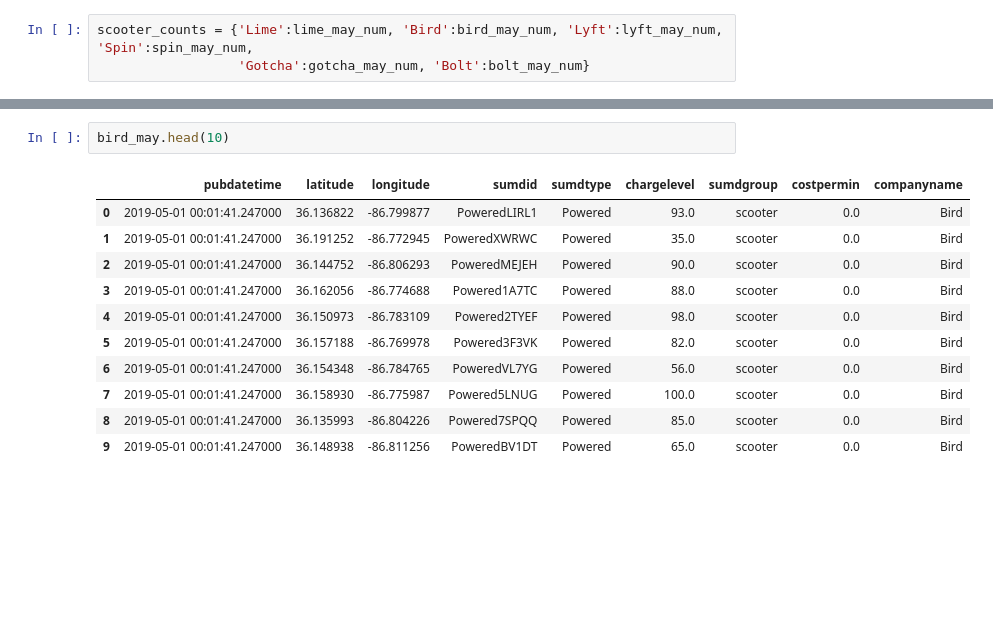
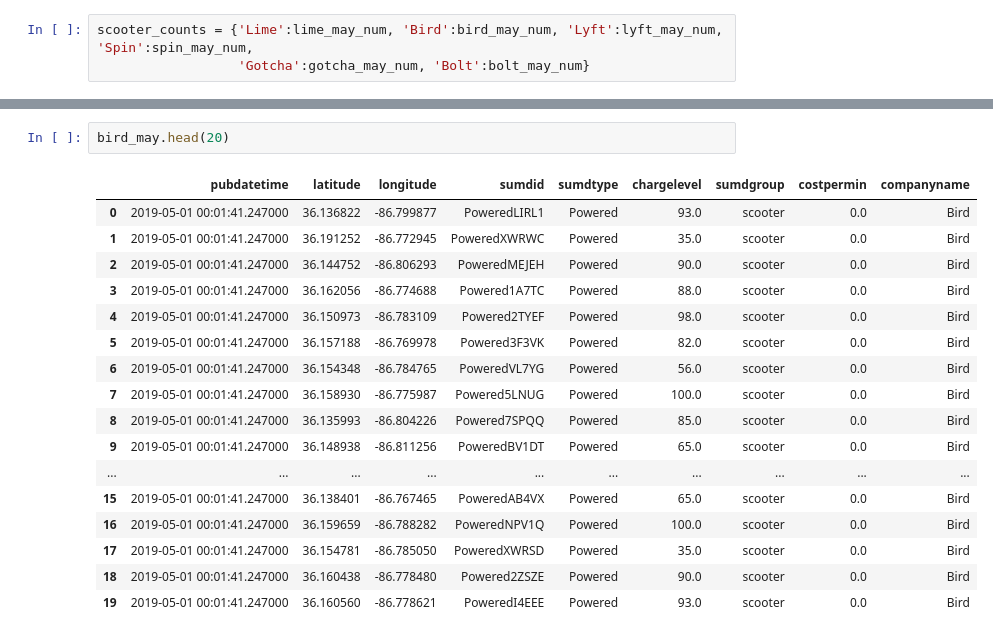
Before and after one commit to derektprice/mapping_scooters_nashville_python, a Jupyter notebook: notebooks/May Scooter Info.ipynb, the cells around one changed output, grey strips where cells are left out. Drawn from its saved outputs; the diff is of its cells as text; blank space fills up the shorter version.

```diff
--- a/notebooks/May Scooter Info.ipynb
+++ b/notebooks/May Scooter Info.ipynb
@@ -54,15 +86,21 @@ lime_may.head(10)
 # %%
-bird_may.head(10)
+bird_may.head(20)
 # %% [output]
 |  | pubdatetime | latitude | longitude | sumdid | sumdtype | chargelevel | sumdgroup | costpermin | companyname |
 | 0 | 2019-05-01 00:01:41.247000 | 36.136822 | -86.799877 | PoweredLIRL1 | Powered | 93.0 | scooter | 0.0 | Bird |
 | 1 | 2019-05-01 00:01:41.247000 | 36.191252 | -86.772945 | PoweredXWRWC | Powered | 35.0 | scooter | 0.0 | Bird |
 | 2 | 2019-05-01 00:01:41.247000 | 36.144752 | -86.806293 | PoweredMEJEH | Powered | 90.0 | scooter | 0.0 | Bird |
 | 3 | 2019-05-01 00:01:41.247000 | 36.162056 | -86.774688 | Powered1A7TC | Powered | 88.0 | scooter | 0.0 | Bird |
 | 4 | 2019-05-01 00:01:41.247000 | 36.150973 | -86.783109 | Powered2TYEF | Powered | 98.0 | scooter | 0.0 | Bird |
 | 5 | 2019-05-01 00:01:41.247000 | 36.157188 | -86.769978 | Powered3F3VK | Powered | 82.0 | scooter | 0.0 | Bird |
 | 6 | 2019-05-01 00:01:41.247000 | 36.154348 | -86.784765 | PoweredVL7YG | Powered | 56.0 | scooter | 0.0 | Bird |
 | 7 | 2019-05-01 00:01:41.247000 | 36.158930 | -86.775987 | Powered5LNUG | Powered | 100.0 | scooter | 0.0 | Bird |
 | 8 | 2019-05-01 00:01:41.247000 | 36.135993 | -86.804226 | Powered7SPQQ | Powered | 85.0 | scooter | 0.0 | Bird |
 | 9 | 2019-05-01 00:01:41.247000 | 36.148938 | -86.811256 | PoweredBV1DT | Powered | 65.0 | scooter | 0.0 | Bird |
+| ... | ... | ... | ... | ... | ... | ... | ... | ... | ... |
+| 15 | 2019-05-01 00:01:41.247000 | 36.138401 | -86.767465 | PoweredAB4VX | Powered | 65.0 | scooter | 0.0 | Bird |
+| 16 | 2019-05-01 00:01:41.247000 | 36.159659 | -86.788282 | PoweredNPV1Q | Powered | 100.0 | scooter | 0.0 | Bird |
+| 17 | 2019-05-01 00:01:41.247000 | 36.154781 | -86.785050 | PoweredXWRSD | Powered | 35.0 | scooter | 0.0 | Bird |
+| 18 | 2019-05-01 00:01:41.247000 | 36.160438 | -86.778480 | Powered2ZSZE | Powered | 90.0 | scooter | 0.0 | Bird |
+| 19 | 2019-05-01 00:01:41.247000 | 36.160560 | -86.778621 | PoweredI4EEE | Powered | 93.0 | scooter | 0.0 | Bird |
 # %%
```
Also changed, not shown: parts of 17 cells of this notebook, 6 other files.
